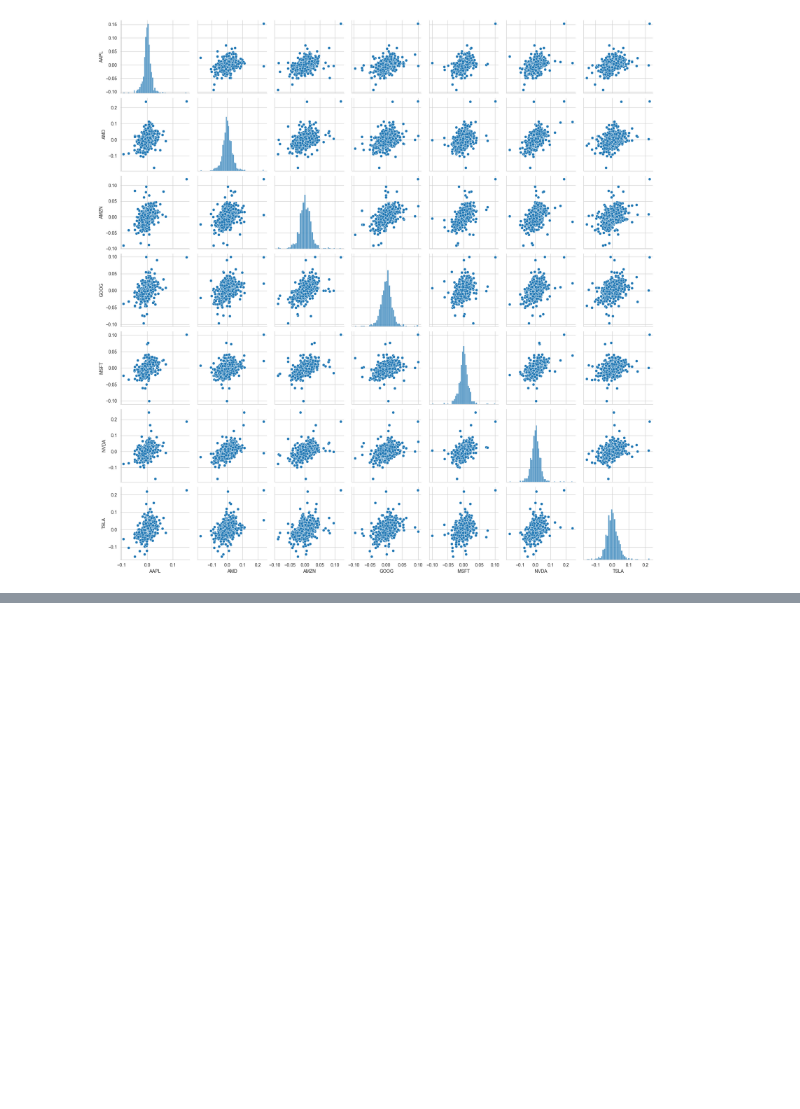
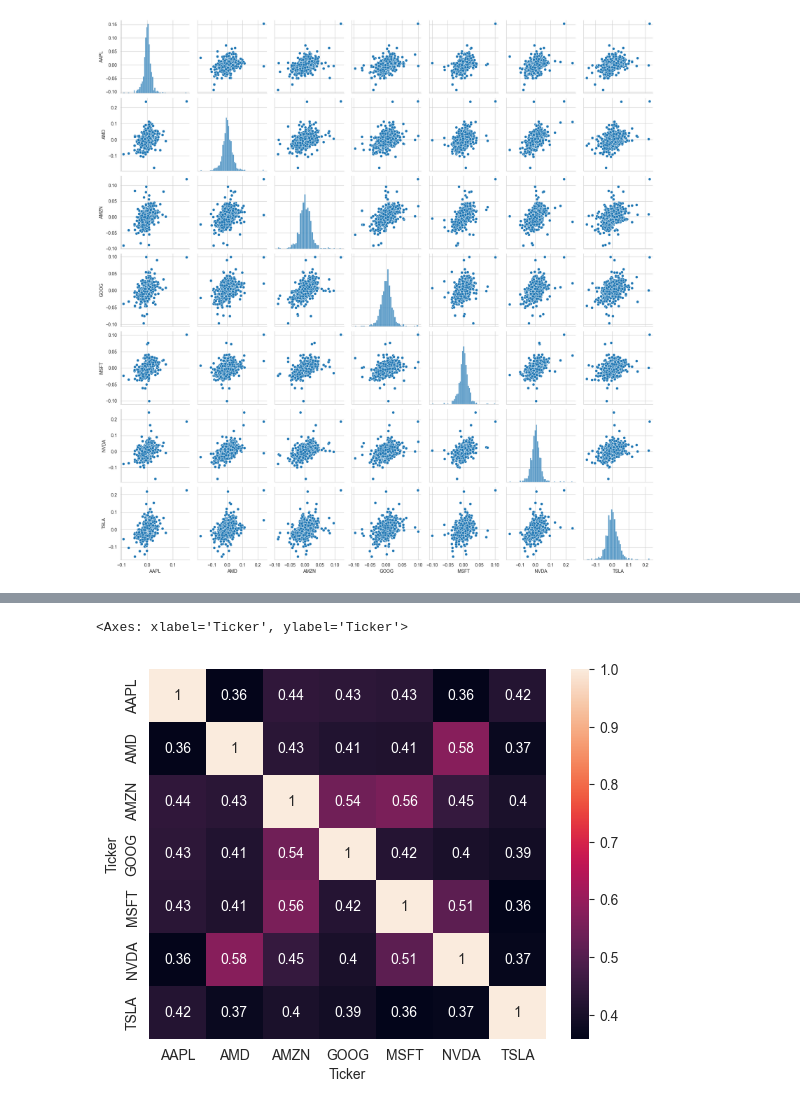
Before and after one commit to Alpiexta/Stock-price-Analysis, a Jupyter notebook: stock-analysis.ipynb, the cells around one changed output, grey strips where cells are left out. Drawn from its saved outputs; the diff is of its cells as text; code cells hidden in the pictures; blank space fills up the shorter version.

```diff
--- a/stock-analysis.ipynb
+++ b/stock-analysis.ipynb
@@ -126,0 +146,5 @@ sns.pairplot(tech_rets.dropna())
+# %%
+sns.heatmap(tech_rets.dropna().corr(), annot=True)
+# %% [output]
+<Axes: xlabel='Ticker', ylabel='Ticker'>
+[figure, added]
```
Also changed, not shown: parts of 24 cells of this notebook, 1 other file.
